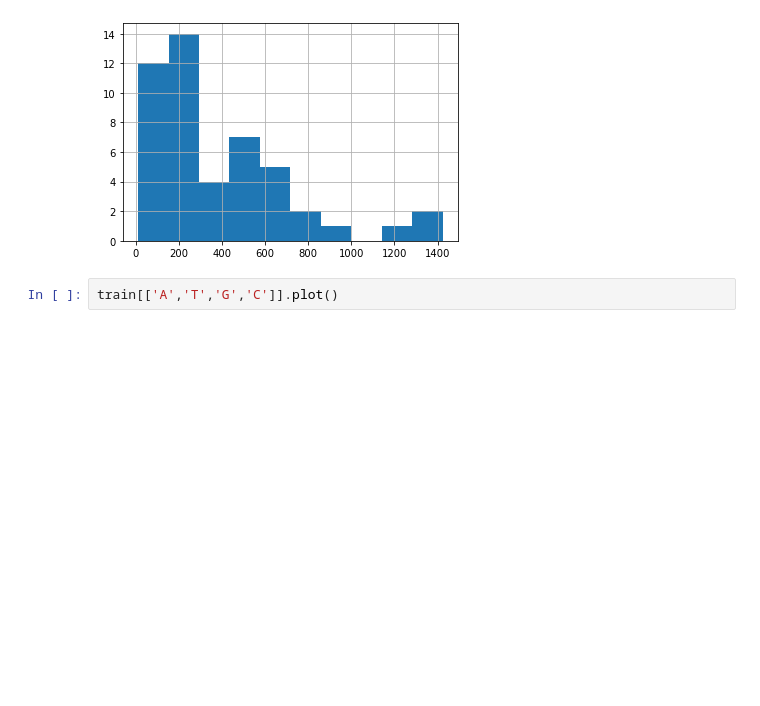
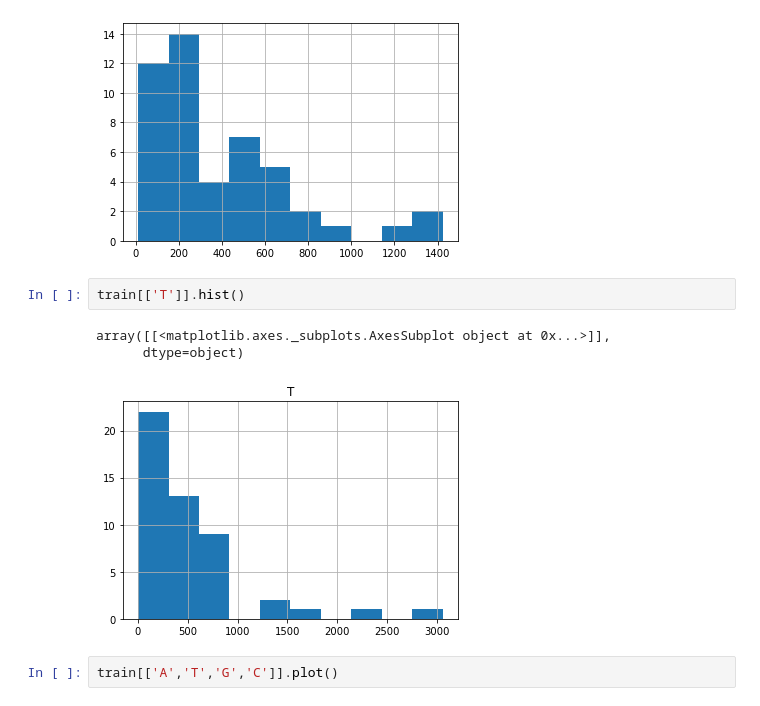
Before and after one commit to Terraslavonica/Python_HW, a Jupyter notebook: HW_14_jupyter.ipynb, the cells around one changed output. Cells and saved outputs as stored; diff of their text form; blank space fills up the shorter version.

```diff
--- a/HW_14_jupyter.ipynb
+++ b/HW_14_jupyter.ipynb
@@ -38,6 +39,12 @@ train.C.hist()
 # %% [output]
 <matplotlib.axes._subplots.AxesSubplot at 0x...>
 [figure]
+# %%
+train[['T']].hist()
+# %% [output]
+array([[<matplotlib.axes._subplots.AxesSubplot object at 0x...>]],
+      dtype=object)
+[figure, added]
 # %%
 train[['A','T','G','C']].plot()
 # %% [output]
```
Also changed, not shown: parts of 2 cells of this notebook.
